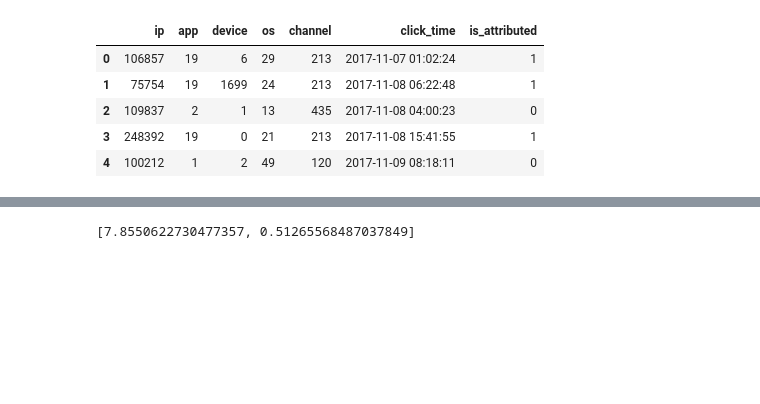
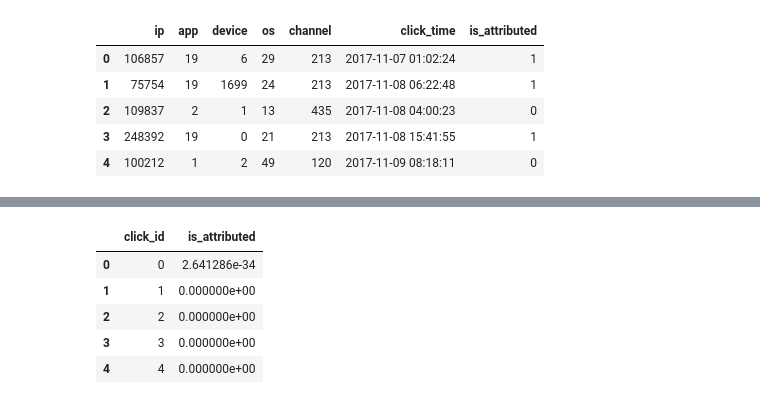
Before and after one commit to ronakagrawal2006/kaggle, a Jupyter notebook: talking-data-fraud-detection/FirstRun.ipynb, the cells around one changed output, grey strips where cells are left out. Cells and saved outputs as stored; diff of their text form; code cells hidden in the pictures; blank space fills up the shorter version.

```diff
--- a/talking-data-fraud-detection/FirstRun.ipynb
+++ b/talking-data-fraud-detection/FirstRun.ipynb
@@ -98,0 +235,11 @@ model.compile(loss='binary_crossentropy',optimizer='adam', metrics = ['accuracy'
+# %%
+def predict(file_path):
+    df_raw = pd.read_csv(file_path,parse_dates=data.date_column)
+    df = preprocess(df_raw)
+    return model.predict(df,)
+predictions = predict(data.test_full)
+# %%
+def write_result(X_test):
+    submission_data= combine_array_to_series(X_test['click_id'],predictions)
+    submission_data.columns = ['click_id', 'is_attributed']
+    return submission_data
@@ -116,8 +257,11 @@ Epoch 2/2
-# %%
-def evaluate(X_test_raw,y_test_raw):
-    X_test=preprocess(X_test_raw)
-    y_test=y_test_raw
-    return model.evaluate(X_test, y_test, verbose=0)
-evaluate(X_test_raw,y_test_raw)
-# %% [output]
-[7.8550622730477357, 0.51265568487037849]
+# %%
+submission_data=write_result(X_test)
+# %%
+submission_data.head()
+# %% [output]
+|  | click_id | is_attributed |
+| 0 | 0 | 2.641286e-34 |
+| 1 | 1 | 0.000000e+00 |
+| 2 | 2 | 0.000000e+00 |
+| 3 | 3 | 0.000000e+00 |
+| 4 | 4 | 0.000000e+00 |
```
Also changed, not shown: parts of 36 cells of this notebook, 5 other files.
